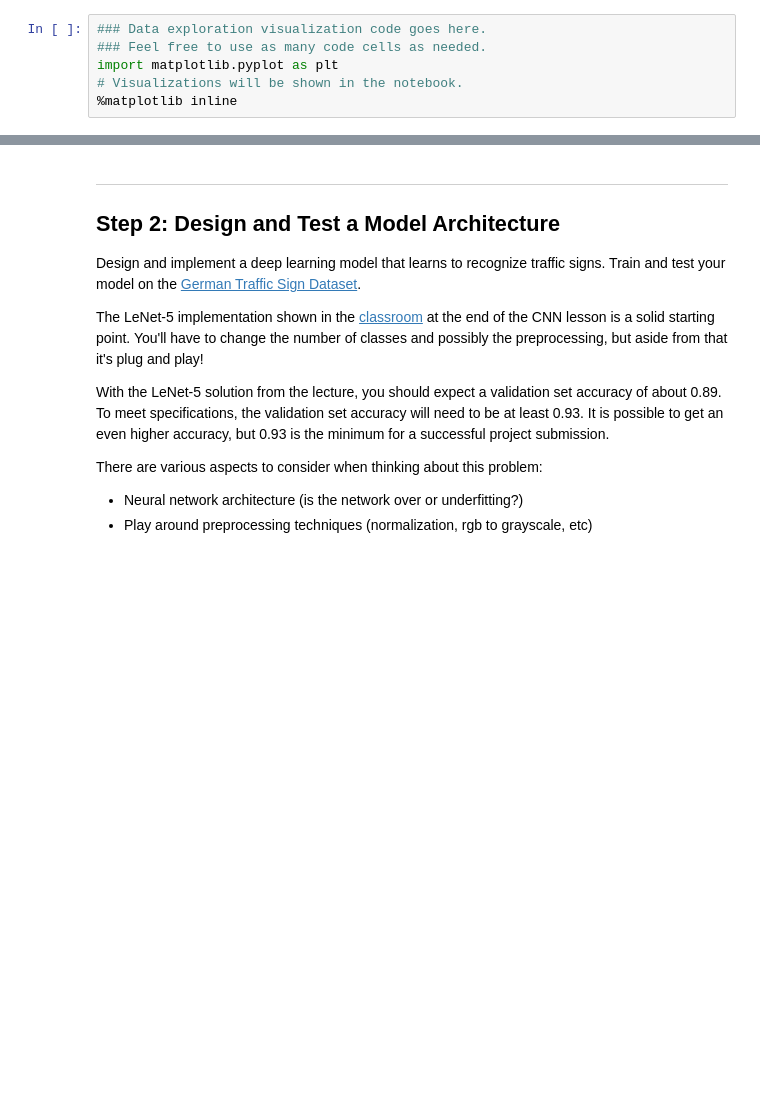
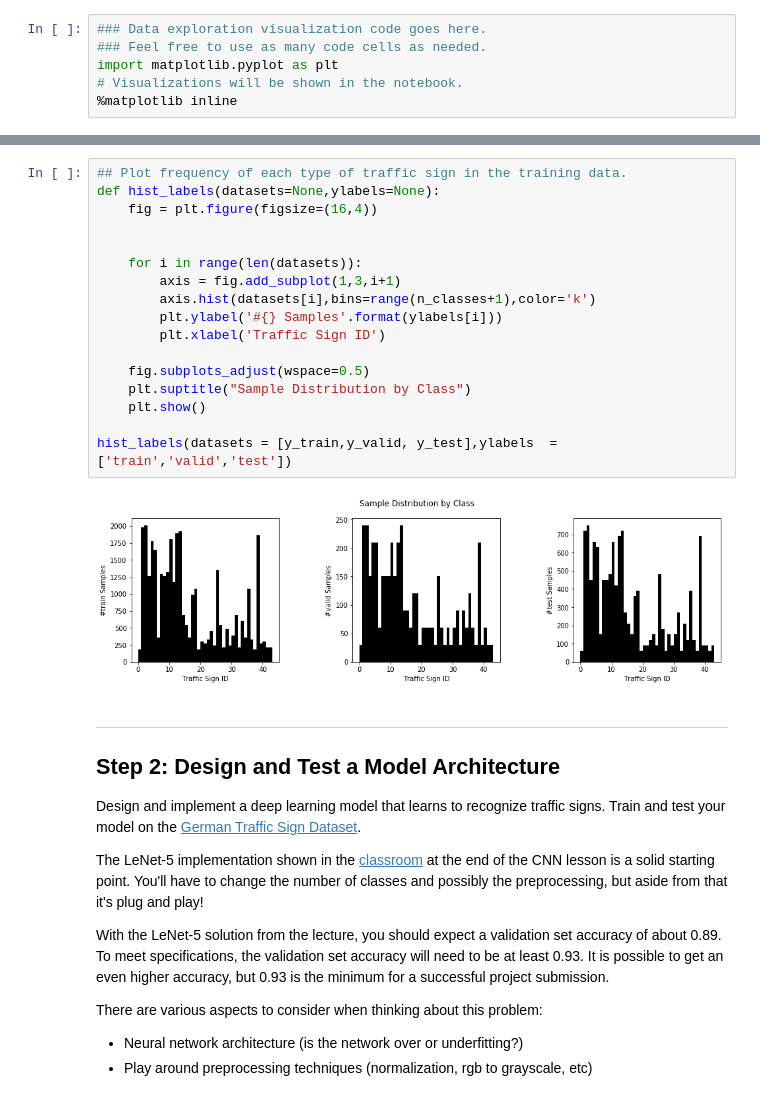
Before and after one commit to farhanhubble/traffic-signs-recognizer, a Jupyter notebook: Traffic_Sign_Classifier.ipynb, the cells around one changed output, grey strips where cells are left out. Drawn from its saved outputs; the diff is of its cells as text; blank space fills up the shorter version.

```diff
--- a/Traffic_Sign_Classifier.ipynb
+++ b/Traffic_Sign_Classifier.ipynb
@@ -133,3 +166,22 @@ plt.show()
+# %%
+## Plot frequency of each type of traffic sign in the training data.
+def hist_labels(datasets=None,ylabels=None):
+    fig = plt.figure(figsize=(16,4))
+
+
+    for i in range(len(datasets)):
+        axis = fig.add_subplot(1,3,i+1)
+        axis.hist(datasets[i],bins=range(n_classes+1),color='k')
+        plt.ylabel('#{} Samples'.format(ylabels[i]))
+        plt.xlabel('Traffic Sign ID')
+
+    fig.subplots_adjust(wspace=0.5)
+    plt.suptitle("Sample Distribution by Class")
+    plt.show()
+
+hist_labels(datasets = [y_train,y_valid, y_test],ylabels  = ['train','valid','test'])
+# %% [output]
+[figure, added]
 # %% [markdown]
 ----
 
```
Also changed, not shown: parts of 20 cells of this notebook.
